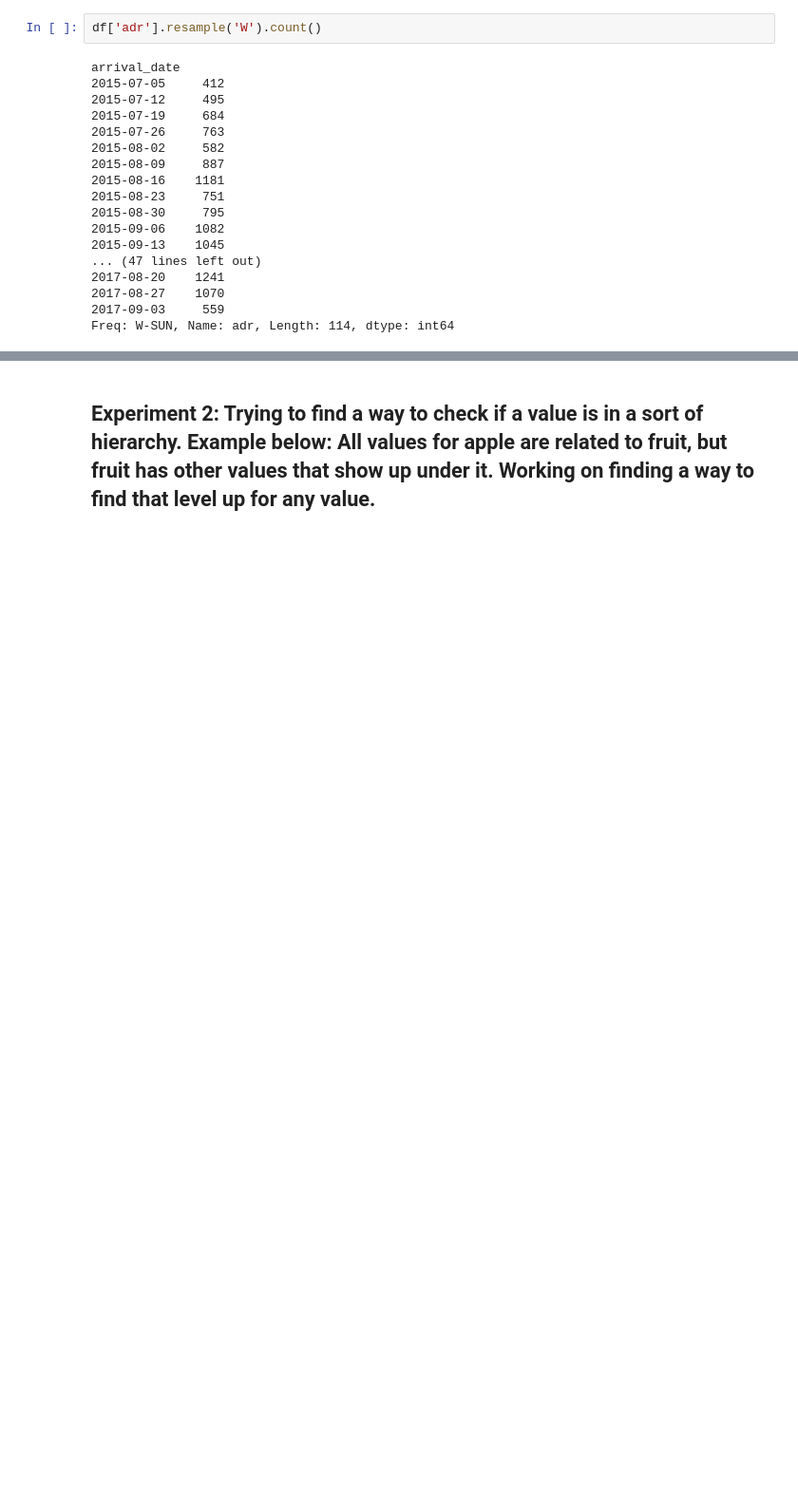
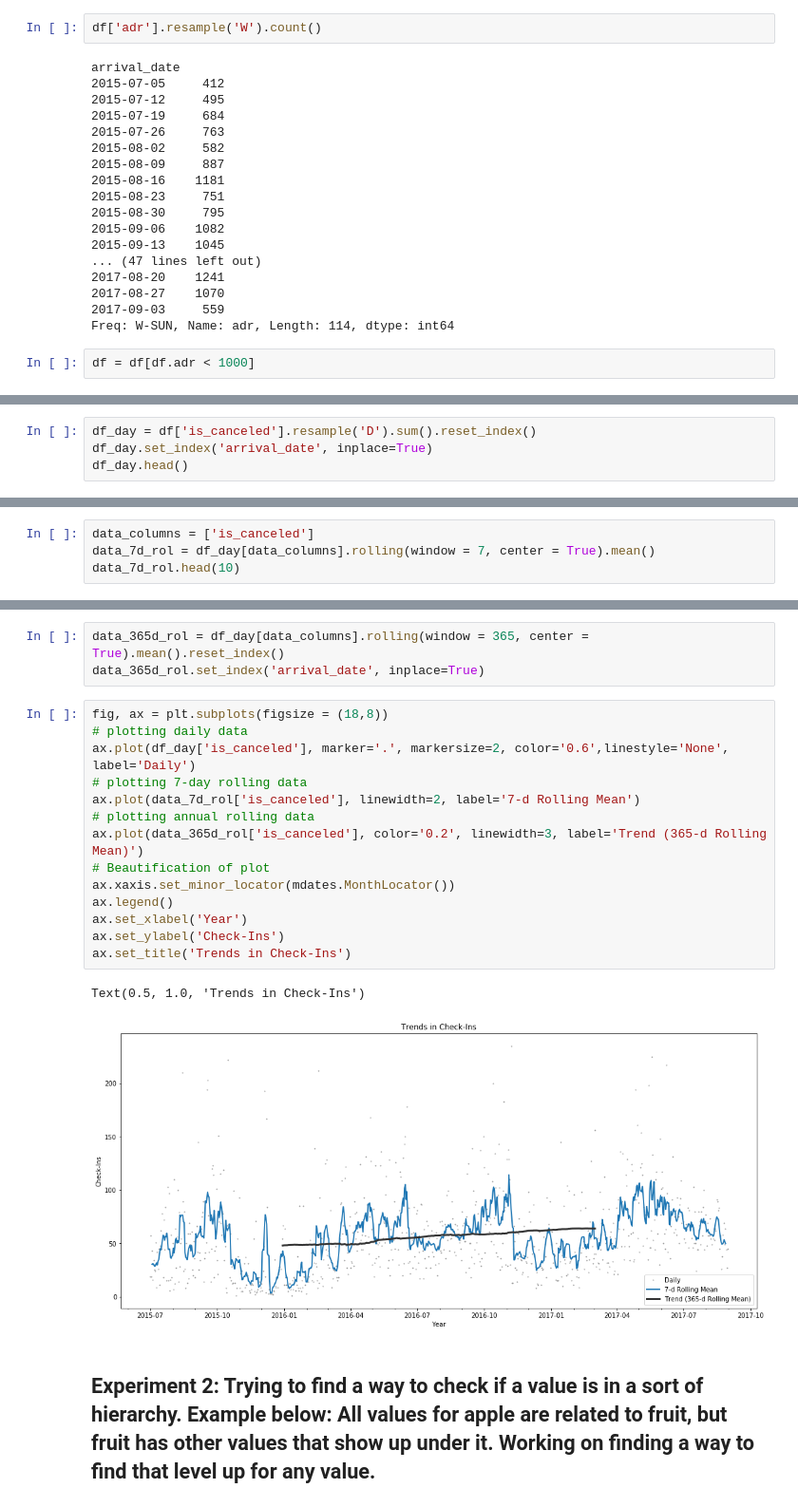
Before and after one commit to josephburton06/Hotel-Bookings, a Jupyter notebook: hotel_bookings.ipynb, the cells around one changed output, grey strips where cells are left out. Shown: that part at 95% size. Cells and saved outputs as stored; diff of their text form; blank space fills up the shorter version.

```diff
--- a/hotel_bookings.ipynb
+++ b/hotel_bookings.ipynb
@@ -525,3 +525,5 @@ arrival_date
 2017-08-27    1070
 2017-09-03     559
 Freq: W-SUN, Name: adr, Length: 114, dtype: int64
+# %%
+df = df[df.adr < 1000]
@@ -527,0 +596,4 @@ Freq: W-SUN, Name: adr, Length: 114, dtype: int64
+# %%
+df_day = df['is_canceled'].resample('D').sum().reset_index()
+df_day.set_index('arrival_date', inplace=True)
+df_day.head()
@@ -527,0 +608,4 @@ Freq: W-SUN, Name: adr, Length: 114, dtype: int64
+# %%
+data_columns = ['is_canceled']
+data_7d_rol = df_day[data_columns].rolling(window = 7, center = True).mean()
+data_7d_rol.head(10)
@@ -528,3 +625,23 @@ Freq: W-SUN, Name: adr, Length: 114, dtype: int64
+# %%
+data_365d_rol = df_day[data_columns].rolling(window = 365, center = True).mean().reset_index()
+data_365d_rol.set_index('arrival_date', inplace=True)
+# %%
+fig, ax = plt.subplots(figsize = (18,8))
+# plotting daily data
+ax.plot(df_day['is_canceled'], marker='.', markersize=2, color='0.6',linestyle='None', label='Daily')
+# plotting 7-day rolling data
+ax.plot(data_7d_rol['is_canceled'], linewidth=2, label='7-d Rolling Mean')
+# plotting annual rolling data
+ax.plot(data_365d_rol['is_canceled'], color='0.2', linewidth=3, label='Trend (365-d Rolling Mean)')
+# Beautification of plot
+ax.xaxis.set_minor_locator(mdates.MonthLocator())
+ax.legend()
+ax.set_xlabel('Year')
+ax.set_ylabel('Check-Ins')
+ax.set_title('Trends in Check-Ins')
+# %% [output]
+Text(0.5, 1.0, 'Trends in Check-Ins')
+[figure, added]
 # %% [markdown]
 ## Experiment 2: Trying to find a way to check if a value is in a sort of hierarchy.  Example below: All values for apple are related to fruit, but fruit has other values that show up under it.  Working on finding a way to find that level up for any value.
 # %%
```
Also changed, not shown: parts of 8 cells of this notebook.
